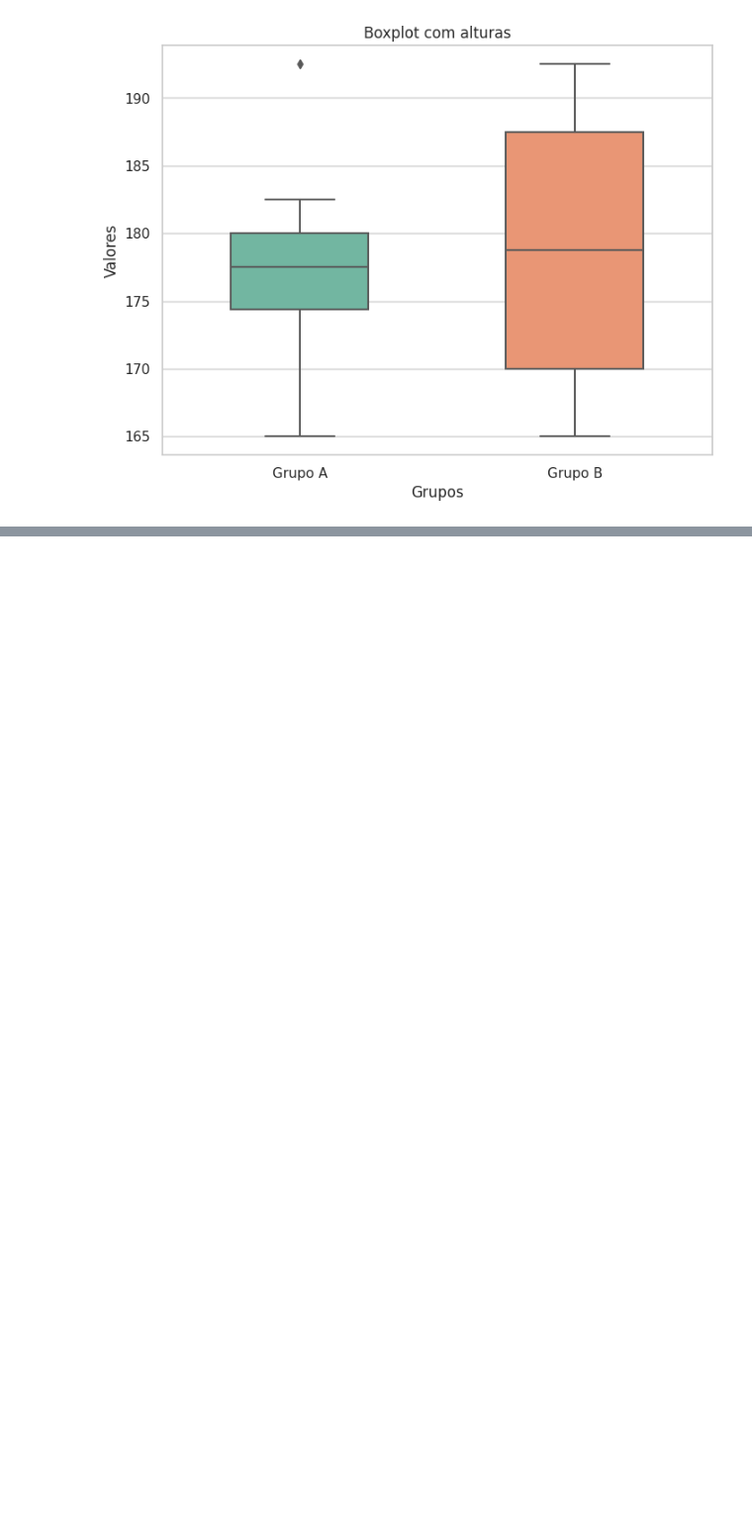
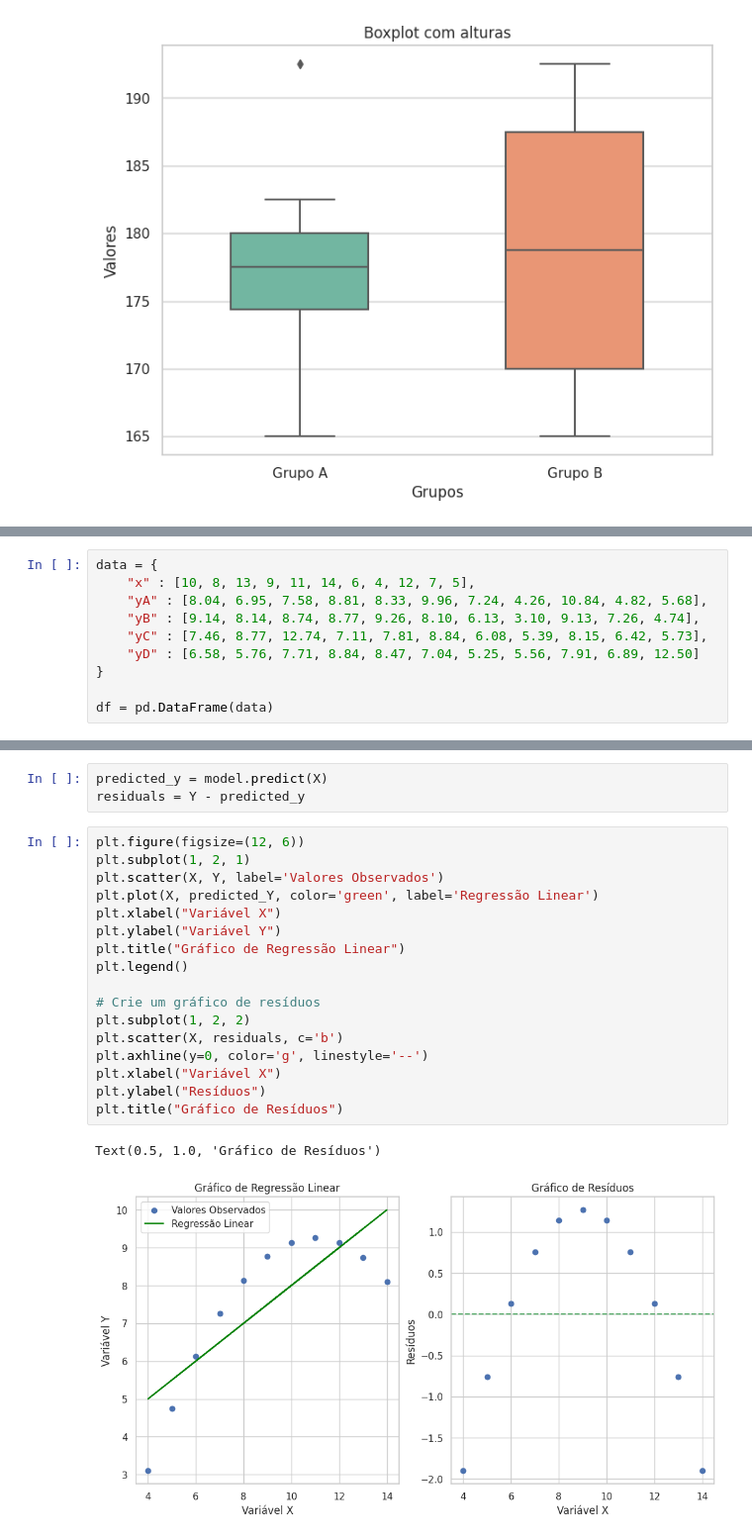
Before and after one commit to juliarmn/graficos_estatistica, a Jupyter notebook: estatistica.ipynb, the cells around one changed output, grey strips where cells are left out. Shown at 99% size. Saved outputs shown, nothing was run; the diff lists cells and outputs as text; blank space fills up the shorter version.

```diff
--- a/estatistica.ipynb
+++ b/estatistica.ipynb
@@ -515,0 +585,10 @@ plt.show()
+# %%
+data = {
+    "x" : [10, 8, 13, 9, 11, 14, 6, 4, 12, 7, 5],
+    "yA" : [8.04, 6.95, 7.58, 8.81, 8.33, 9.96, 7.24, 4.26, 10.84, 4.82, 5.68],
+    "yB" : [9.14, 8.14, 8.74, 8.77, 9.26, 8.10, 6.13, 3.10, 9.13, 7.26, 4.74],
+    "yC" : [7.46, 8.77, 12.74, 7.11, 7.81, 8.84, 6.08, 5.39, 8.15, 6.42, 5.73],
+    "yD" : [6.58, 5.76, 7.71, 8.84, 8.47, 7.04, 5.25, 5.56, 7.91, 6.89, 12.50]
+}
+
+df = pd.DataFrame(data)
@@ -515,0 +615,23 @@ plt.show()
+# %%
+predicted_y = model.predict(X)
+residuals = Y - predicted_y
+# %%
+plt.figure(figsize=(12, 6))
+plt.subplot(1, 2, 1)
+plt.scatter(X, Y, label='Valores Observados')
+plt.plot(X, predicted_Y, color='green', label='Regressão Linear')
+plt.xlabel("Variável X")
+plt.ylabel("Variável Y")
+plt.title("Gráfico de Regressão Linear")
+plt.legend()
+
+# Crie um gráfico de resíduos
+plt.subplot(1, 2, 2)
+plt.scatter(X, residuals, c='b')
+plt.axhline(y=0, color='g', linestyle='--')
+plt.xlabel("Variável X")
+plt.ylabel("Resíduos")
+plt.title("Gráfico de Resíduos")
+# %% [output]
+Text(0.5, 1.0, 'Gráfico de Resíduos')
+[figure, added]
```
Also changed, not shown: parts of 18 cells of this notebook.
